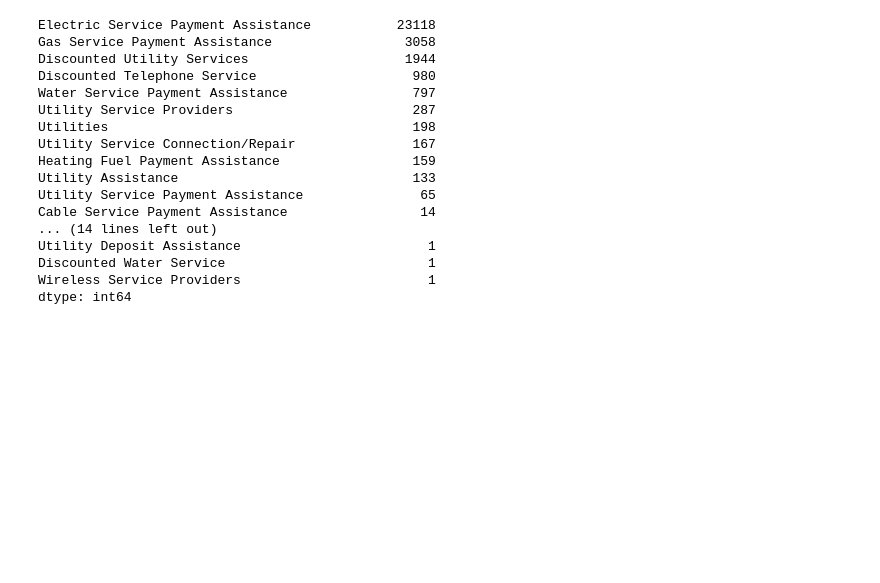
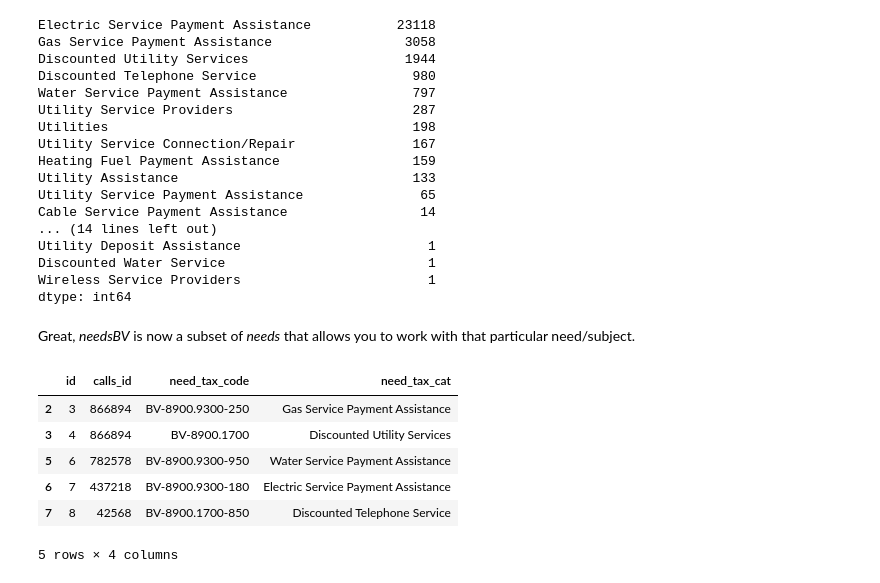
Before and after one commit to sandiegodata-projects/211sandiego-org-17-call_analysis, a Jupyter notebook: analysts/Profiles.ipynb, the cells around one changed output. Saved outputs shown, nothing was run; the diff lists cells and outputs as text; code cells hidden in the pictures; blank space fills up the shorter version.

```diff
--- a/analysts/Profiles.ipynb
+++ b/analysts/Profiles.ipynb
@@ -93,4 +79,16 @@ Utility Deposit Assistance                        1
 Discounted Water Service                          1
 Wireless Service Providers                        1
 dtype: int64
+# %% [markdown]
+Great, *needsBV* is now a subset of *needs* that allows you to work with that particular need/subject.
+# %%
+needsBV.head()
+# %% [output]
+|  | id | calls_id | need_tax_code | need_tax_cat |
+| 2 | 3 | 866894 | BV-8900.9300-250 | Gas Service Payment Assistance |
+| 3 | 4 | 866894 | BV-8900.1700 | Discounted Utility Services |
+| 5 | 6 | 782578 | BV-8900.9300-950 | Water Service Payment Assistance |
+| 6 | 7 | 437218 | BV-8900.9300-180 | Electric Service Payment Assistance |
+| 7 | 8 | 42568 | BV-8900.1700-850 | Discounted Telephone Service |
+5 rows × 4 columns
 # %% [markdown]
```
Also changed, not shown: parts of 11 cells of this notebook.
